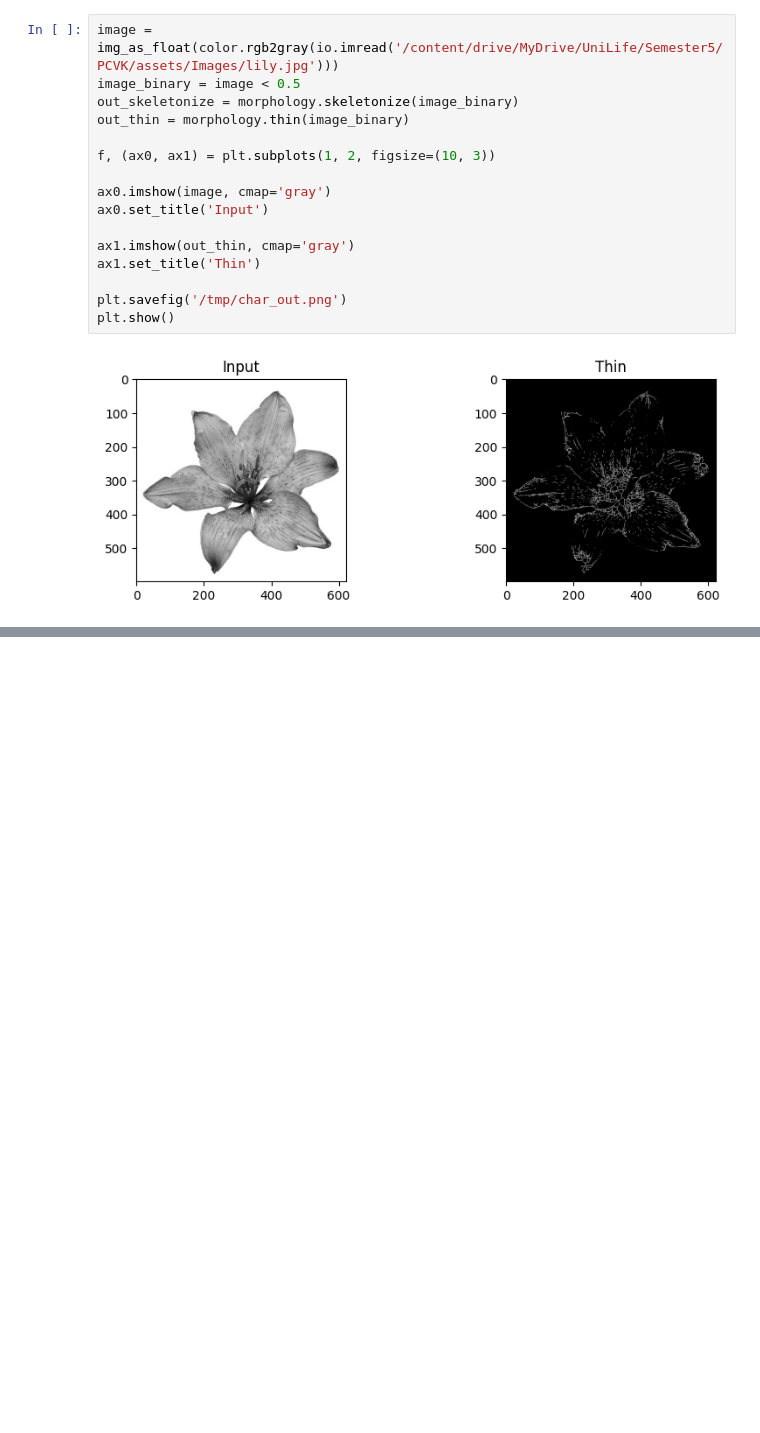
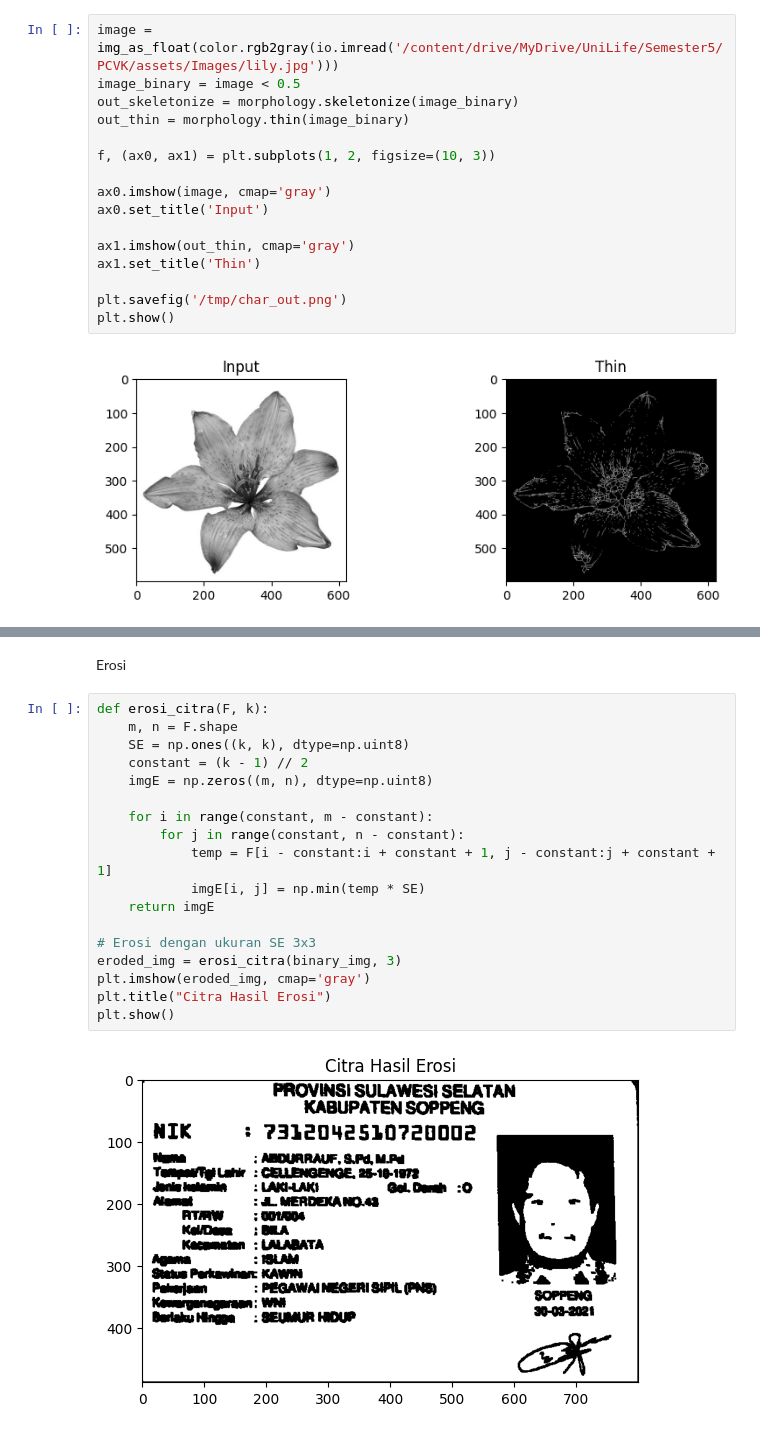
Before and after one commit to anabellatus/PCVK_Ganjil_2024, a Jupyter notebook: Week9.ipynb, the cells around one changed output, grey strips where cells are left out. Drawn from its saved outputs; the diff is of its cells as text; blank space fills up the shorter version.

```diff
--- a/Week9.ipynb
+++ b/Week9.ipynb
@@ -542,0 +588,22 @@ plt.show()
+# %% [markdown]
+Erosi
+# %%
+def erosi_citra(F, k):
+    m, n = F.shape
+    SE = np.ones((k, k), dtype=np.uint8)
+    constant = (k - 1) // 2
+    imgE = np.zeros((m, n), dtype=np.uint8)
+
+    for i in range(constant, m - constant):
+        for j in range(constant, n - constant):
+            temp = F[i - constant:i + constant + 1, j - constant:j + constant + 1]
+            imgE[i, j] = np.min(temp * SE)
+    return imgE
+
+# Erosi dengan ukuran SE 3x3
+eroded_img = erosi_citra(binary_img, 3)
+plt.imshow(eroded_img, cmap='gray')
+plt.title("Citra Hasil Erosi")
+plt.show()
+# %% [output]
+[figure, added]
```
Also changed, not shown: parts of 9 cells of this notebook.
